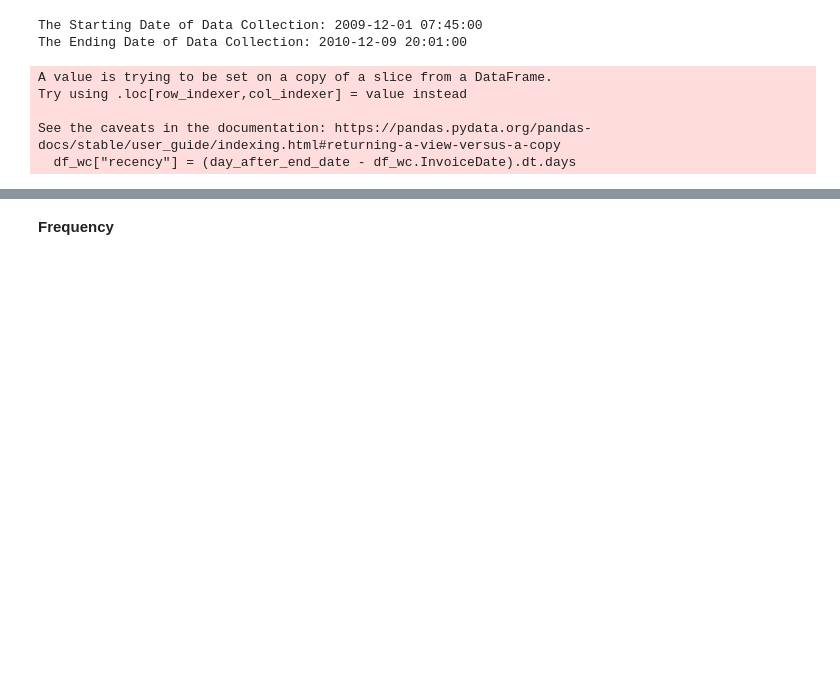
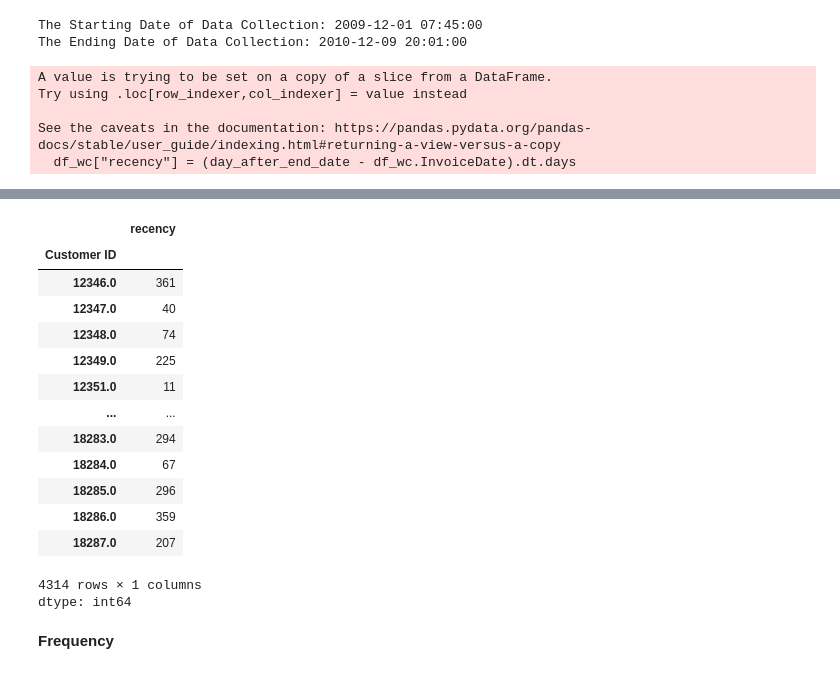
Before and after one commit to Abdulmujeeb-Taiwo/Customer-Segmentation, a Jupyter notebook: RFM_Analysis.ipynb, the cells around one changed output, grey strips where cells are left out. Cells and saved outputs as stored; diff of their text form; code cells hidden in the pictures; blank space fills up the shorter version.

```diff
--- a/RFM_Analysis.ipynb
+++ b/RFM_Analysis.ipynb
@@ -158,0 +165,19 @@ dtype: int64
+# %%
+#This code determine the inactive of each customers since the first purchase
+df_wc.groupby("Customer ID")["recency"].max()
+# %% [output]
+|  | recency |
+| Customer ID |  |
+| 12346.0 | 361 |
+| 12347.0 | 40 |
+| 12348.0 | 74 |
+| 12349.0 | 225 |
+| 12351.0 | 11 |
+| ... | ... |
+| 18283.0 | 294 |
+| 18284.0 | 67 |
+| 18285.0 | 296 |
+| 18286.0 | 359 |
+| 18287.0 | 207 |
+4314 rows × 1 columns
+dtype: int64
```
Also changed, not shown: parts of 18 cells of this notebook.
